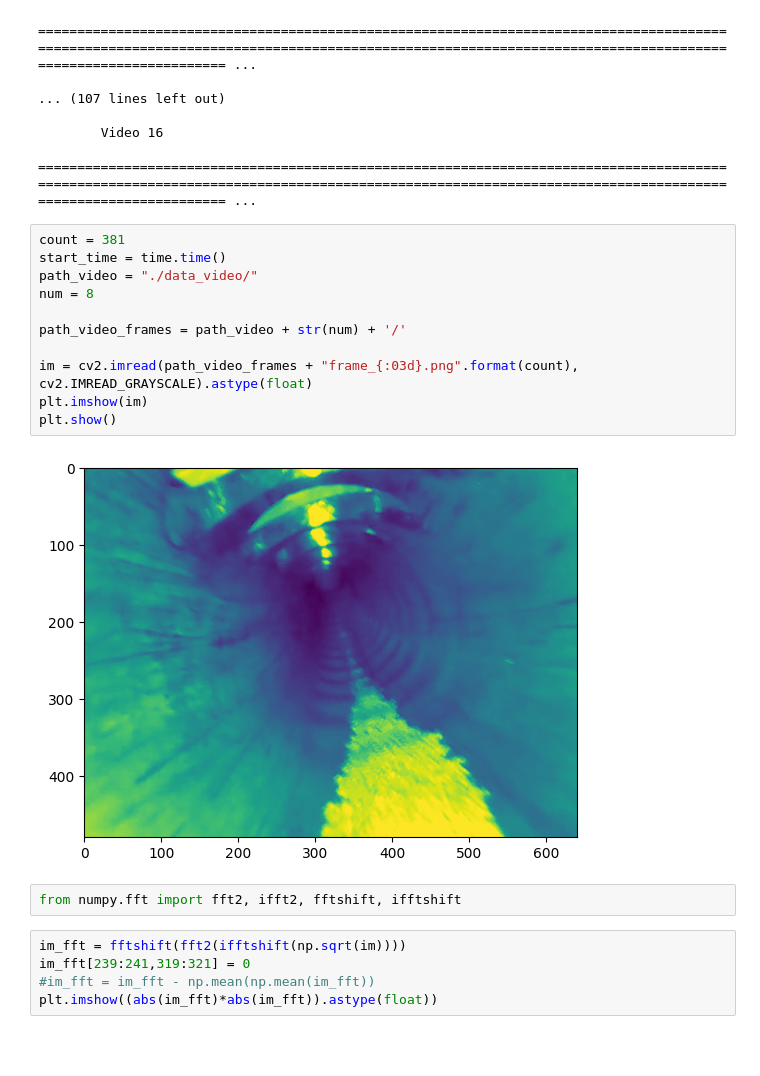
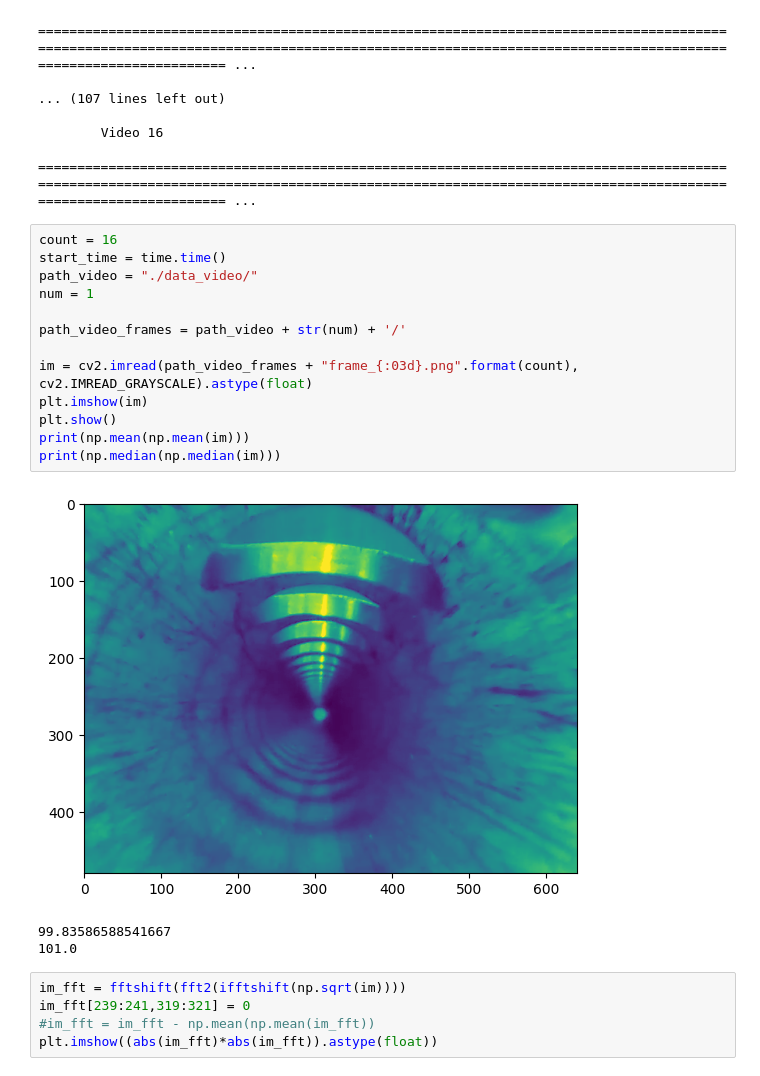
Before and after one commit to DrozdovMK/Tokodust, a Jupyter notebook: Translation_rotate.ipynb, the cells around one changed output. Drawn from its saved outputs; the diff is of its cells as text; blank space fills up the shorter version.

```diff
--- a/Translation_rotate.ipynb
+++ b/Translation_rotate.ipynb
@@ -52,20 +54,22 @@ for i in range(26):
 
 ======================================================================================================================================================================================================== ...
 # %%
-count = 381
+count = 16
 start_time = time.time()
 path_video = "./data_video/"
-num = 8
+num = 1
 
 path_video_frames = path_video + str(num) + '/'
 
 im = cv2.imread(path_video_frames + "frame_{:03d}.png".format(count), cv2.IMREAD_GRAYSCALE).astype(float)
 plt.imshow(im)
 plt.show()
+print(np.mean(np.mean(im)))
+print(np.median(np.median(im)))
 # %% [output]
-[figure, old version]
+[figure, new version]
+99.83586588541667
+101.0
-# %%
-from numpy.fft import fft2, ifft2, fftshift, ifftshift
 # %%
 im_fft = fftshift(fft2(ifftshift(np.sqrt(im))))
 im_fft[239:241,319:321] = 0
```
Also changed, not shown: parts of 18 cells of this notebook, 2 other files.
